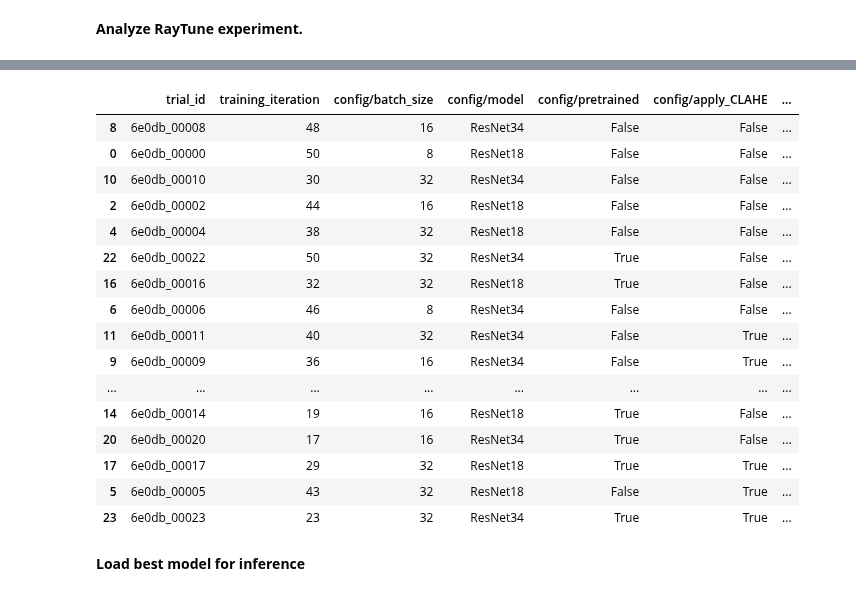
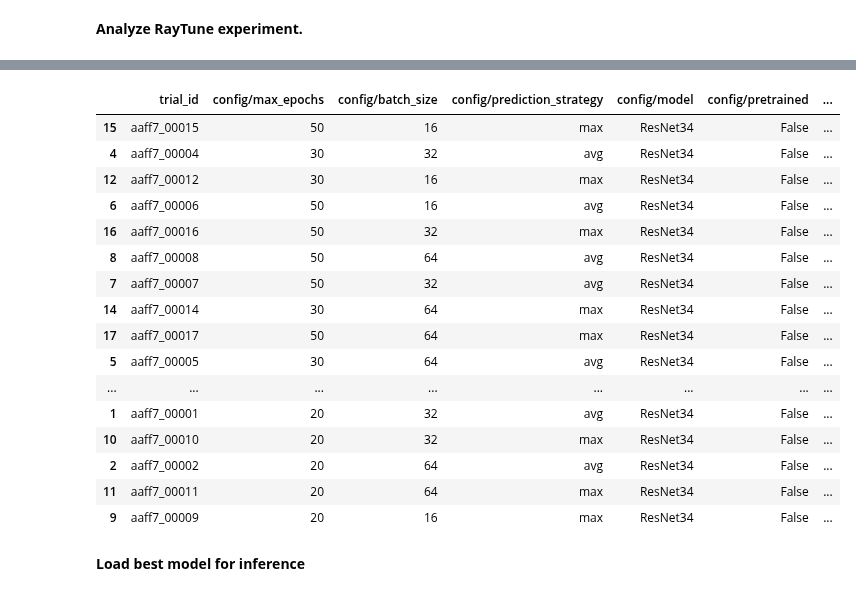
Before and after one commit to adel-R/QB-AI-for-Good, a Jupyter notebook: 1_Modeling.ipynb, the cells around one changed output, grey strips where cells are left out. Drawn from its saved outputs; the diff is of its cells as text; code cells hidden in the pictures.

```diff
--- a/1_Modeling.ipynb
+++ b/1_Modeling.ipynb
@@ -228,12 +228,11 @@ Learnings:
 # %% [markdown]
 Let us validate that our implementation is correct by running one training loop.
 # %%
-# tunable hyperparameter search space --> search using tune.choice([]), tune.uniform(lower, upper), tune.grid_search([])
 config = {
     # basic infos
     "dir": os.path.normpath(os.getcwd()).replace("\\", "/"),
     "verbose": True,
-    "save": True,
+    "save": False,
 
     # k-fold cross val settings
     "artificial_test_size": 0.15,
@@ -244,6 +243,7 @@ config = {
     "official_test": False,
 
     # model settings
+    "model": "ResNet34"
     "max_epochs": 50,
     "batch_size": 16,
 
@@ -251,14 +251,11 @@ config = {
     "resize": True, # resize images from (64, 64) to (224, 224)
     "apply_CLAHE": False, # improve image contrast
 
-    # model
-    "model": "ResNet34",
-    "pretrained": False,
-
     # scheduler
     "lr_s": "Cosine", # StepLR decreases learning rate every 10 epochs by factor of 10
 
     # optimizer
+    "optim_name": "SGD",
     "lr":   1e-2,
     "wd":   1e-2,
     "mom":  0.9,
@@ -343,30 +340,28 @@ config = {
     # k-fold cross val settings
     "artificial_test_size": 0.15,
     "k_cv": 5, # must be bigger than 1
-    "prediction_strategy": tune.grid_search(["avg", "max"]), # ["avg", "max"]
+    "prediction_strategy": "avg", # ["avg", "max"]
 
     # test set settings
     "official_test": False,
 
     # model settings
-    "max_epochs": tune.grid_search([20, 30, 50]),
-    "batch_size": tune.grid_search([16, 32, 64]),
+    "model": tune.grid_search(["mobilenet_v3_small", "mobilenet_v3_large", "densenet121", "densenet161"]),
+    "max_epochs": 50,
+    "batch_size": 16,
 
     # preprocessing
     "resize": True, # resize images from (64, 64) to (224, 224)
     "apply_CLAHE": False, # improve image contrast
 
-    # model
-    "model": "ResNet34",
-    "pretrained": False,
-
     # scheduler
     "lr_s": "Cosine", # StepLR decreases learning rate every 10 epochs by factor of 10
 
     # optimizer
-    "lr":   1e-2,
+    "optim_name": tune.grid_search(["AdamW", "SGD"]),
+    "lr":   tune.grid_search([1e-2, 5e-3, 1e-3]),
     "wd":   1e-2,
-    "mom":  0.9,
+    "mom":  0.9, # only for SGD
 
     # loss function
     "criterion": "BCE"
@@ -378,8 +386,8 @@ num_samples = 1
 # run experiment
 result_grid = modeling.run_ray_experiment(
     modeling.ray_trainable, config, ray_path, num_samples,
-    metric_columns = ["trn_auc", "val_auc", "test_auc", "training_iteration"],
-    parameter_columns = ["prediction_strategy", "max_epochs", "batch_size"]
+    metric_columns = ["trn_auc", "val_auc", "test_auc"],
+    parameter_columns = ["model", "optim_name", "lr", "wd"]
 )
 # %% [output]
 Tune Status
@@ -411,5 +421,5 @@ Trial Status
 # %% [markdown]
 **Analyze RayTune experiment.**
 # %%
-restored_tuner, result_grid = modeling.open_validate_ray_experiment("ray_results/1_grid_ResNet18-34", modeling.ray_trainable)
+restored_tuner, result_grid = modeling.open_validate_ray_experiment("ray_results/2_grid_stratkcv_ResNet34", modeling.ray_trainable)
 # %% [output]
@@ -422,39 +432,40 @@ No errors! Number of terminated trials: 24
 # %%
 # get best N trials in this experiment (highest validation accuracy [averaged across 4 folds])
 N = 20
 best_result_df = result_grid.get_dataframe(
     filter_metric="val_auc", filter_mode="max"
 )
-best_result_df = best_result_df[["trial_id", "training_iteration", "config/batch_size",
-                                 "config/model", "config/pretrained",
-                                 "config/apply_CLAHE", # "config/resize"
-                                 "config/lr", # "config/lr_s", "config/wd", "config/mom",
-                                 "trn_loss", "val_loss", "trn_auc", "val_auc"]]
+best_result_df = best_result_df[["trial_id",
+                                 "config/max_epochs", "config/batch_size",
+                                 "config/prediction_strategy", "config/model", "config/pretrained",
+                                 #"config/apply_CLAHE", "config/resize"
+                                 #"config/lr", "config/lr_s", "config/wd", "config/mom",
+                                 "trn_auc", "val_auc", "test_auc"]]
 
 best_result_df = best_result_df.sort_values(by=["val_auc"], ascending = False)
 
 if len(result_grid) > N:
     best_result_df = best_result_df.head(N)
 
 best_result_df
 # %% [output]
-|  | trial_id | training_iteration | config/batch_size | config/model | config/pretrained | config/apply_CLAHE | ... |
-| 8 | 6e0db_00008 | 48 | 16 | ResNet34 | False | False | ... |
-| 0 | 6e0db_00000 | 50 | 8 | ResNet18 | False | False | ... |
-| 10 | 6e0db_00010 | 30 | 32 | ResNet34 | False | False | ... |
-| 2 | 6e0db_00002 | 44 | 16 | ResNet18 | False | False | ... |
-| 4 | 6e0db_00004 | 38 | 32 | ResNet18 | False | False | ... |
-| 22 | 6e0db_00022 | 50 | 32 | ResNet34 | True | False | ... |
-| 16 | 6e0db_00016 | 32 | 32 | ResNet18 | True | False | ... |
-| 6 | 6e0db_00006 | 46 | 8 | ResNet34 | False | False | ... |
-| 11 | 6e0db_00011 | 40 | 32 | ResNet34 | False | True | ... |
-| 9 | 6e0db_00009 | 36 | 16 | ResNet34 | False | True | ... |
+|  | trial_id | config/max_epochs | config/batch_size | config/prediction_strategy | config/model | config/pretrained | ... |
+| 15 | aaff7_00015 | 50 | 16 | max | ResNet34 | False | ... |
+| 4 | aaff7_00004 | 30 | 32 | avg | ResNet34 | False | ... |
+| 12 | aaff7_00012 | 30 | 16 | max | ResNet34 | False | ... |
+| 6 | aaff7_00006 | 50 | 16 | avg | ResNet34 | False | ... |
+| 16 | aaff7_00016 | 50 | 32 | max | ResNet34 | False | ... |
+| 8 | aaff7_00008 | 50 | 64 | avg | ResNet34 | False | ... |
+| 7 | aaff7_00007 | 50 | 32 | avg | ResNet34 | False | ... |
+| 14 | aaff7_00014 | 30 | 64 | max | ResNet34 | False | ... |
+| 17 | aaff7_00017 | 50 | 64 | max | ResNet34 | False | ... |
+| 5 | aaff7_00005 | 30 | 64 | avg | ResNet34 | False | ... |
 | ... | ... | ... | ... | ... | ... | ... | ... |
-| 14 | 6e0db_00014 | 19 | 16 | ResNet18 | True | False | ... |
-| 20 | 6e0db_00020 | 17 | 16 | ResNet34 | True | False | ... |
-| 17 | 6e0db_00017 | 29 | 32 | ResNet18 | True | True | ... |
-| 5 | 6e0db_00005 | 43 | 32 | ResNet18 | False | True | ... |
-| 23 | 6e0db_00023 | 23 | 32 | ResNet34 | True | True | ... |
+| 1 | aaff7_00001 | 20 | 32 | avg | ResNet34 | False | ... |
+| 10 | aaff7_00010 | 20 | 32 | max | ResNet34 | False | ... |
+| 2 | aaff7_00002 | 20 | 64 | avg | ResNet34 | False | ... |
+| 11 | aaff7_00011 | 20 | 64 | max | ResNet34 | False | ... |
+| 9 | aaff7_00009 | 20 | 16 | max | ResNet34 | False | ... |
 # %% [markdown]
 **Load best model for inference**
 # %%
```
Also changed, not shown: parts of 4 cells of this notebook, 1 other file.
